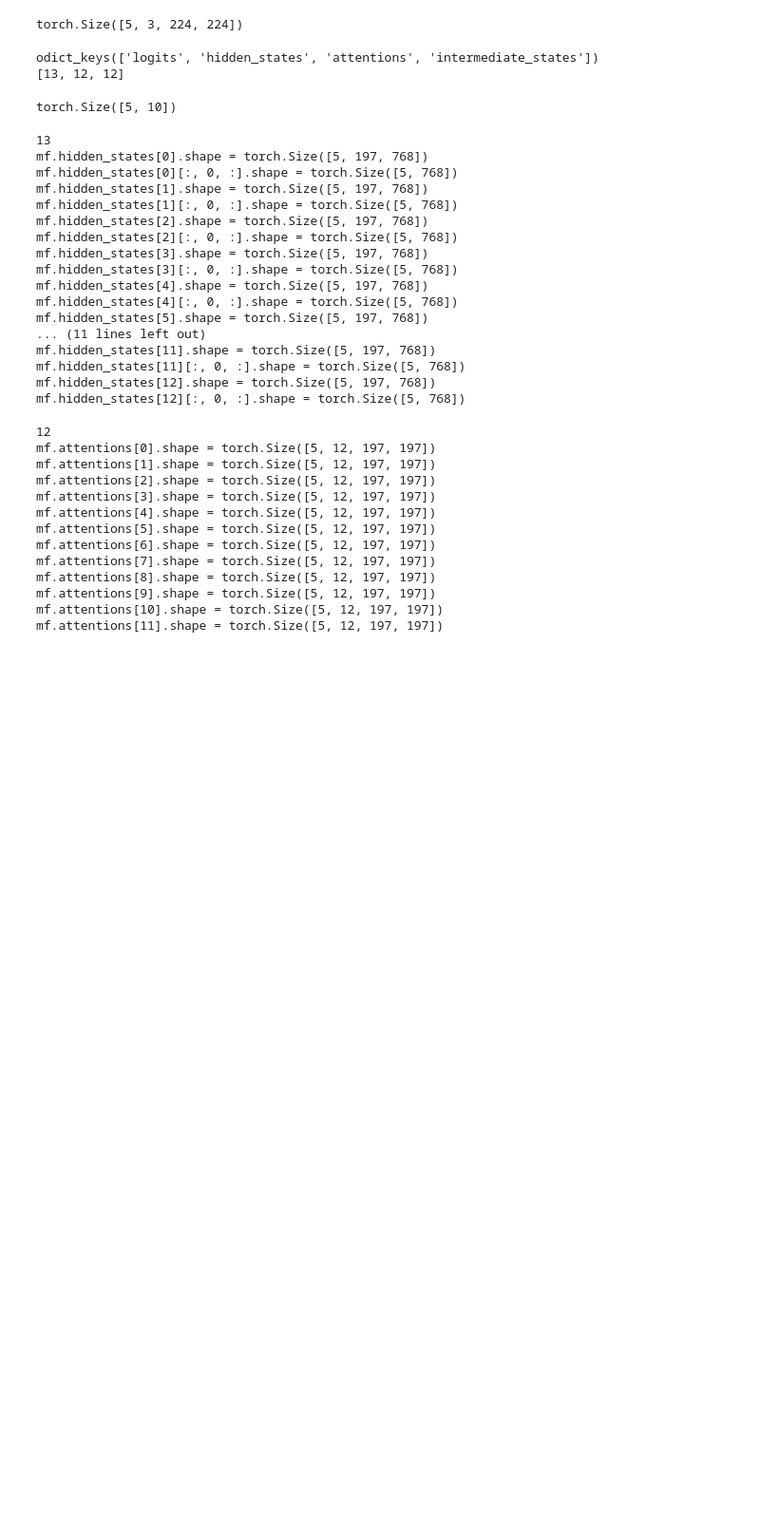
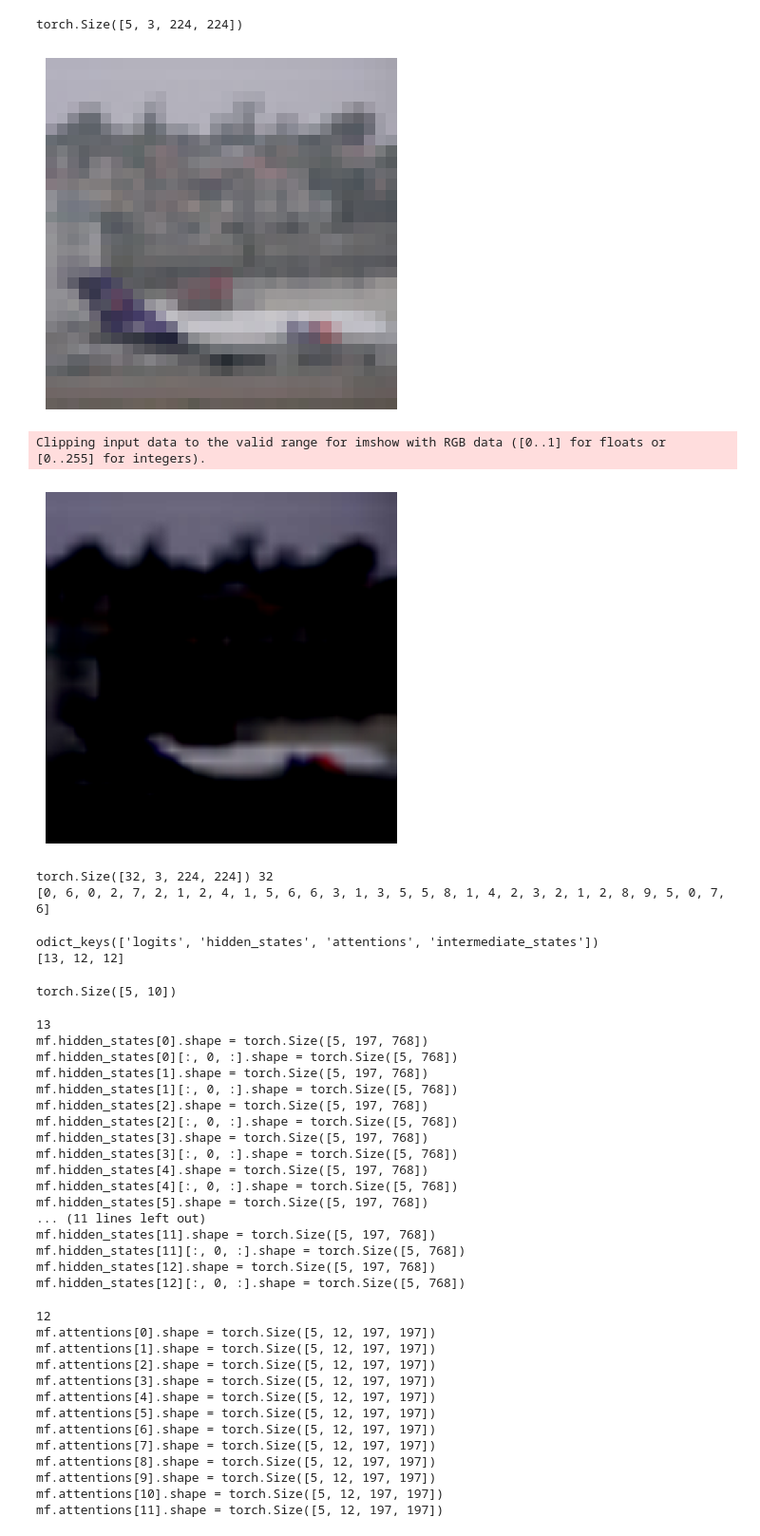
Before and after one commit to posl/RepTran-replication, a Jupyter notebook: playgrounds/get_intermediate_vit_c10.ipynb, the cells around one changed output. Shown at 95% size. Drawn from its saved outputs; the diff is of its cells as text; code cells hidden in the pictures; blank space fills up the shorter version.

```diff
--- a/playgrounds/get_intermediate_vit_c10.ipynb
+++ b/playgrounds/get_intermediate_vit_c10.ipynb
@@ -62,3 +110,34 @@ cifar10_preprocessed["train"][:5]["pixel_values"].to(device).shape
 # %% [output]
 torch.Size([5, 3, 224, 224])
+# %%
+import torch
+import matplotlib.pyplot as plt
+import matplotlib.pyplot as plt
+import torchvision.transforms as transforms
+
+transform = transforms.ToTensor()
+tensor = transform(cifar10["train"][0]["img"])
+
+# テンソルを画像として表示します
+plt.imshow(tensor.permute(1, 2, 0))  # テンソルの次元を(64, 64, 3)に変換して表示します
+plt.axis('off')  # 軸を非表示にします
+plt.show()
+
+# テンソルを画像として表示します
+plt.imshow(cifar10_preprocessed["train"][0]["pixel_values"].permute(1, 2, 0))  # テンソルの次元を(64, 64, 3)に変換して表示します
+plt.axis('off')  # 軸を非表示にします
+plt.show()
+# %% [output]
+[figure, added]
+Clipping input data to the valid range for imshow with RGB data ([0..1] for floats or [0..255] for integers).
+[figure, added]
+# %%
+for entry_dic in cifar10_preprocessed["train"].iter(batch_size=32):
+    x, y = entry_dic["pixel_values"], entry_dic["labels"]
+    print(x.shape, len(y))
+    print(y)
+    break
+# %% [output]
+torch.Size([32, 3, 224, 224]) 32
+[0, 6, 0, 2, 7, 2, 1, 2, 4, 1, 5, 6, 6, 3, 1, 3, 5, 5, 8, 1, 4, 2, 3, 2, 1, 2, 8, 9, 5, 0, 7, 6]
 # %%
```
Also changed, not shown: parts of 7 cells of this notebook, 11 other files.
